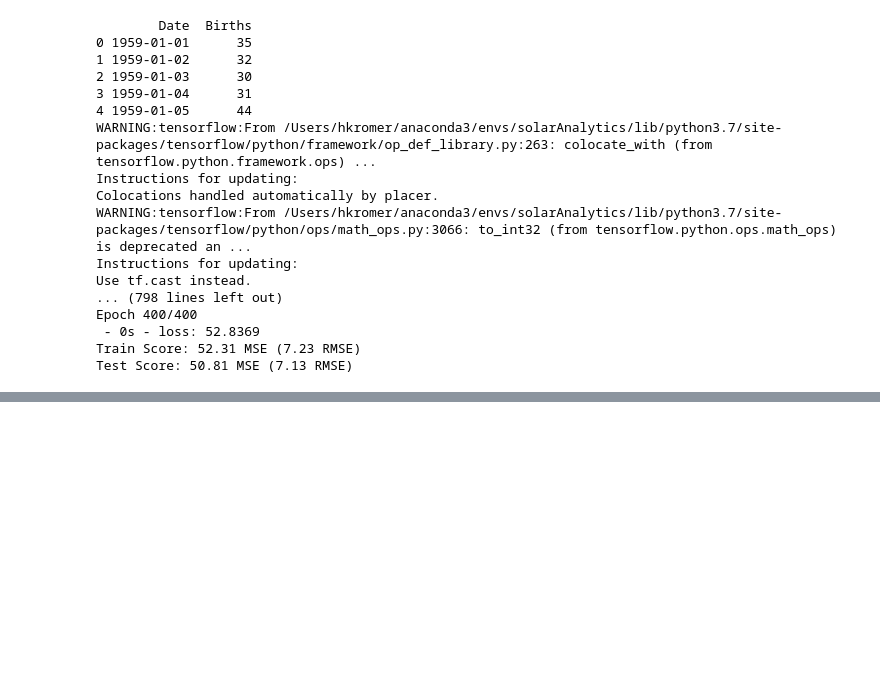
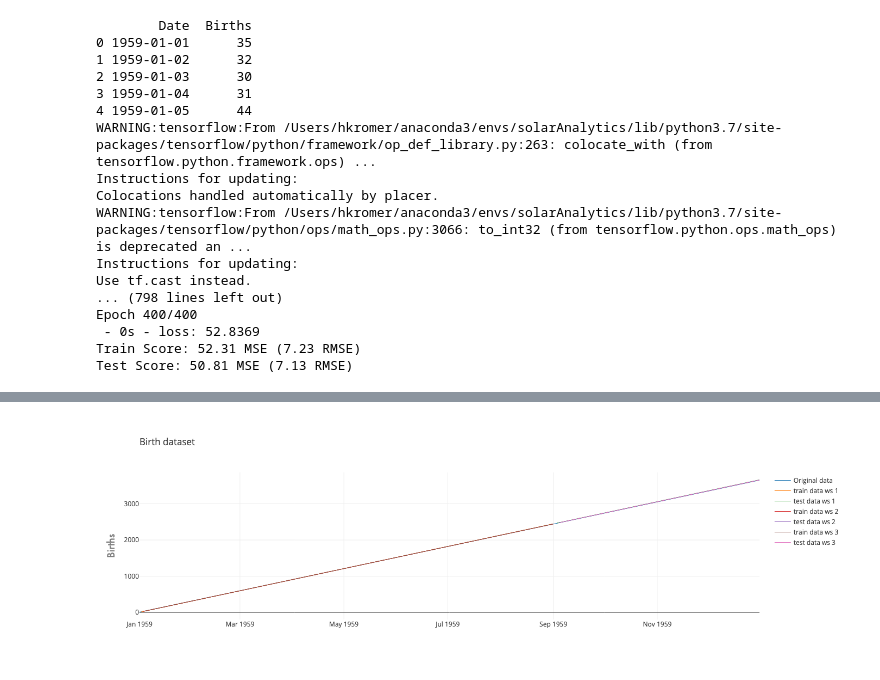
Before and after one commit to kromerh/solarAnalytics, a Jupyter notebook: forecasting/00.TimeSeriesForecastingCourse.000.ipynb, the cells around one changed output, grey strips where cells are left out. Cells and saved outputs as stored; diff of their text form; code cells hidden in the pictures; blank space fills up the shorter version.

```diff
--- a/forecasting/00.TimeSeriesForecastingCourse.000.ipynb
+++ b/forecasting/00.TimeSeriesForecastingCourse.000.ipynb
@@ -677,0 +1140,19 @@ Test Score: 50.81 MSE (7.13 RMSE)
+# %%
+df = pd.read_csv('./data/time_series_course_data/daily-total-female-births.csv')
+# convert the Date columns
+df['Date'] = pd.to_datetime(df["Date"], format="%Y-%m-%d")
+df['Births'] = np.arange(1,len(df)+1,1)*10
+
+window_sizes = [1,2,3]
+batch_size = 4
+epochs = 100
+neurons = 50
+output = list()
+scores = pd.DataFrame()
+
+for window_size in window_sizes:
+    print(f'Running for window_size {window_size}...')
+    predictions, train_score, test_score = run_lesson_4(df, window_size, batch_size, epochs)
+    output.append(predictions)
+    scores[f'train_score_{window_size}'] = train_score
+    scores[f'test_score_{window_size}'] = test_score
@@ -677,0 +1169,57 @@ Test Score: 50.81 MSE (7.13 RMSE)
+# %%
+import plotly
+plotly.offline.init_notebook_mode(connected=True)
+from plotly.offline import plot, iplot
+import plotly.graph_objs as go
+
+def make_a_trace(df, name, colname):
+    x=df.index
+#     print(colname, df[colname].head())
+    y=df[colname].values
+    # Create a trace
+    trace = go.Scatter(
+        x = x,
+        y = y,
+        name = name,
+        line = dict(
+            width = 1
+            )
+    )
+    return trace
+
+df_plot = df.set_index('Date')
+orig_data_trace = make_a_trace(df_plot, name='Original data', colname='Births')
+data = [orig_data_trace]
+
+for df_pred, window_size in zip(output, window_sizes):
+    df_pred.set_index('Date', inplace=True)
+    trace = make_a_trace(df_pred, name=f'train data ws {window_size}', colname='train')
+    data.append(trace)
+    trace = make_a_trace(df_pred, name=f'test data ws {window_size}', colname='test')
+    data.append(trace)
+
+layout = go.Layout(
+            title=go.layout.Title(
+                text='Birth dataset',
+                xref='paper',
+                x=0
+            ),
+            yaxis=go.layout.YAxis(
+                title=go.layout.yaxis.Title(
+                    text='Births',
+                    font=dict(
+                        family='Futura',
+                        size=18,
+                        color='#7f7f7f'
+                    )
+                )
+            ),
+            showlegend=True
+        )
+
+fig = go.Figure(data=data, layout=layout)
+
+
+iplot(fig)
+# %% [output]
+[figure, added]
```
Also changed, not shown: parts of 14 cells of this notebook, 1 other file.
